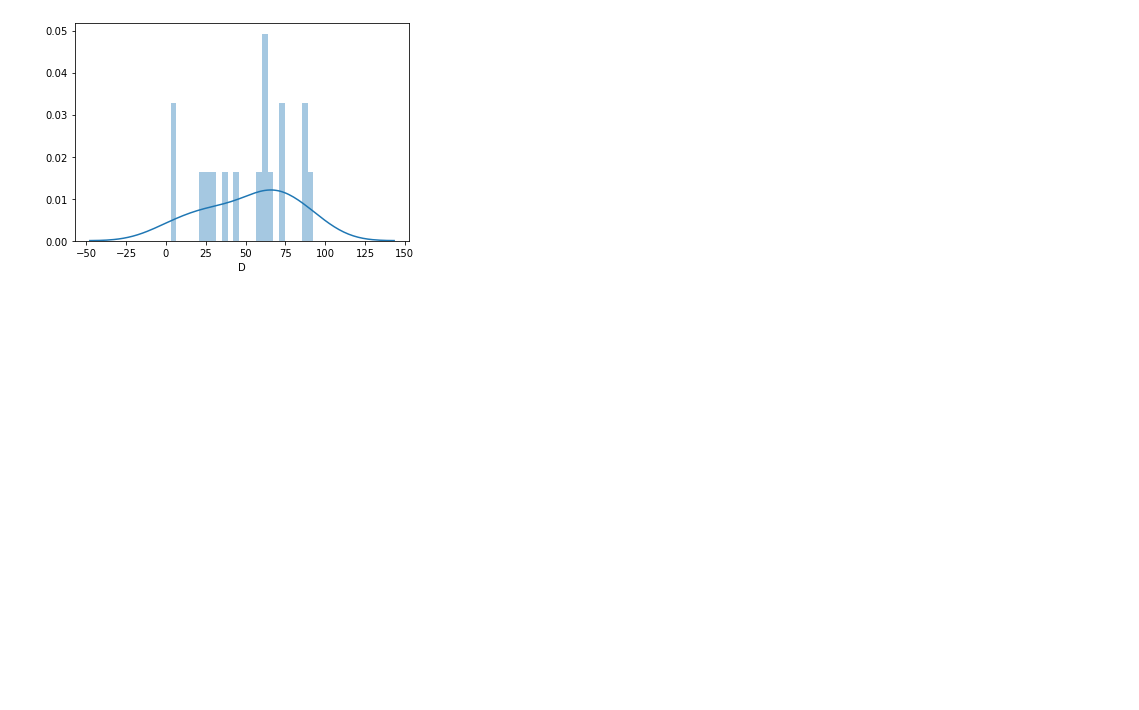
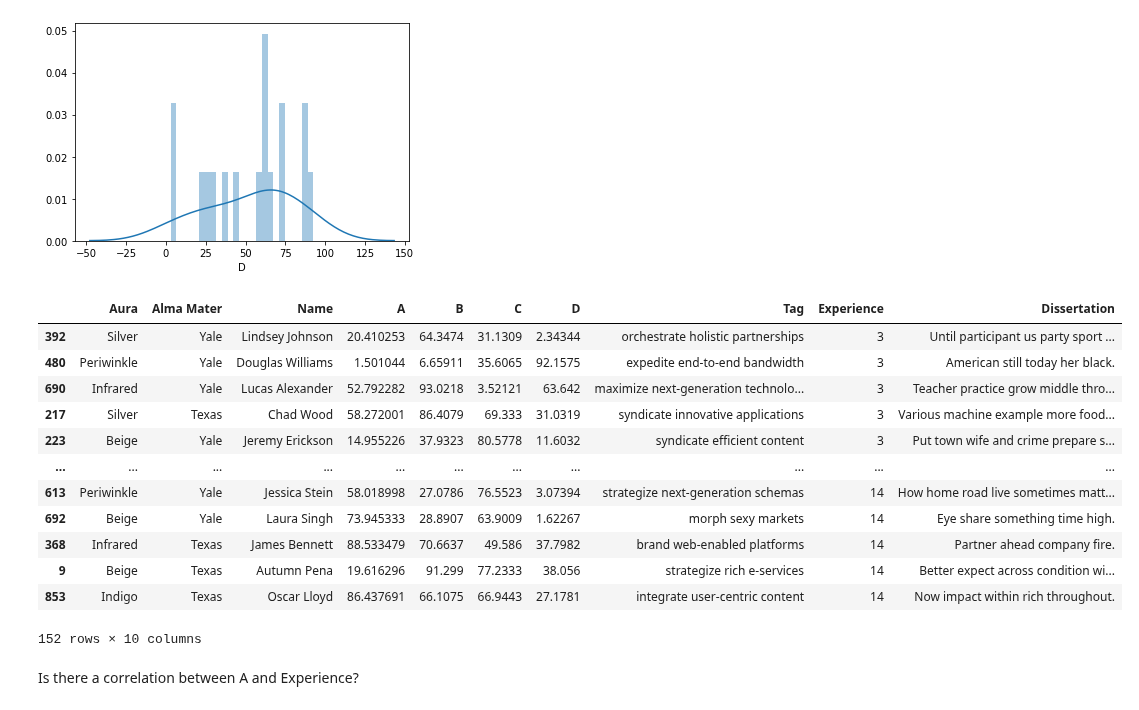
Before and after one commit to tahentx/pv_workbook, a Jupyter notebook: datascience/misc/practice.ipynb, the cells around one changed output. Cells and saved outputs as stored; diff of their text form; code cells hidden in the pictures; blank space fills up the shorter version.

```diff
--- a/datascience/misc/practice.ipynb
+++ b/datascience/misc/practice.ipynb
@@ -104,3 +104,21 @@ sns.distplot(ired['D'], bins=25)
 # %% [output]
 <matplotlib.axes._subplots.AxesSubplot at 0x...>
 [figure]
+# %%
+tx_or_yale.sort_values(by=['Experience'])
+# %% [output]
+|  | Aura | Alma Mater | Name | A | B | C | D | Tag | Experience | Dissertation |
+| 392 | Silver | Yale | Lindsey Johnson | 20.410253 | 64.3474 | 31.1309 | 2.34344 | orchestrate holistic partnerships | 3 | Until participant us party sport ... |
+| 480 | Periwinkle | Yale | Douglas Williams | 1.501044 | 6.65911 | 35.6065 | 92.1575 | expedite end-to-end bandwidth | 3 | American still today her black. |
+| 690 | Infrared | Yale | Lucas Alexander | 52.792282 | 93.0218 | 3.52121 | 63.642 | maximize next-generation technolo... | 3 | Teacher practice grow middle thro... |
+| 217 | Silver | Texas | Chad Wood | 58.272001 | 86.4079 | 69.333 | 31.0319 | syndicate innovative applications | 3 | Various machine example more food... |
+| 223 | Beige | Yale | Jeremy Erickson | 14.955226 | 37.9323 | 80.5778 | 11.6032 | syndicate efficient content | 3 | Put town wife and crime prepare s... |
+| ... | ... | ... | ... | ... | ... | ... | ... | ... | ... | ... |
+| 613 | Periwinkle | Yale | Jessica Stein | 58.018998 | 27.0786 | 76.5523 | 3.07394 | strategize next-generation schemas | 14 | How home road live sometimes matt... |
+| 692 | Beige | Yale | Laura Singh | 73.945333 | 28.8907 | 63.9009 | 1.62267 | morph sexy markets | 14 | Eye share something time high. |
+| 368 | Infrared | Texas | James Bennett | 88.533479 | 70.6637 | 49.586 | 37.7982 | brand web-enabled platforms | 14 | Partner ahead company fire. |
+| 9 | Beige | Texas | Autumn Pena | 19.616296 | 91.299 | 77.2333 | 38.056 | strategize rich e-services | 14 | Better expect across condition wi... |
+| 853 | Indigo | Texas | Oscar Lloyd | 86.437691 | 66.1075 | 66.9443 | 27.1781 | integrate user-centric content | 14 | Now impact within rich throughout. |
+152 rows × 10 columns
+# %% [markdown]
+Is there a correlation between A and Experience?
```
Also changed, not shown: parts of 4 cells of this notebook.
